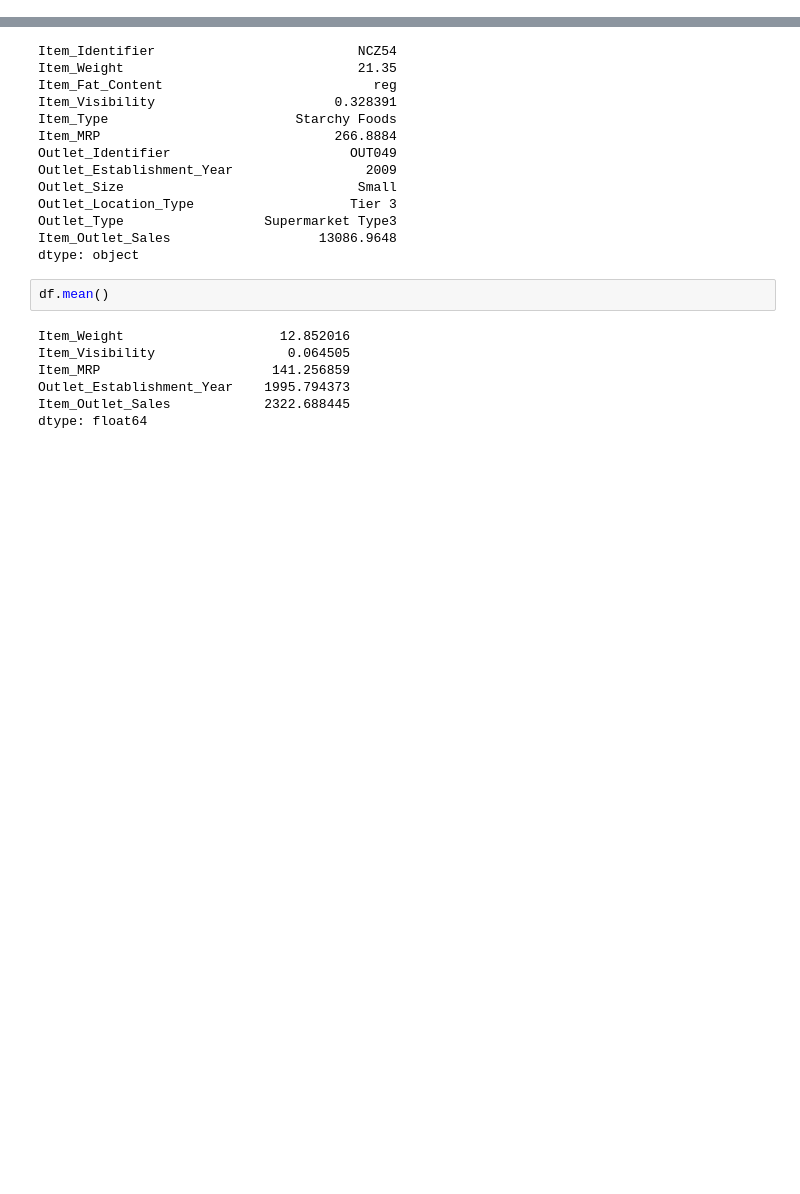
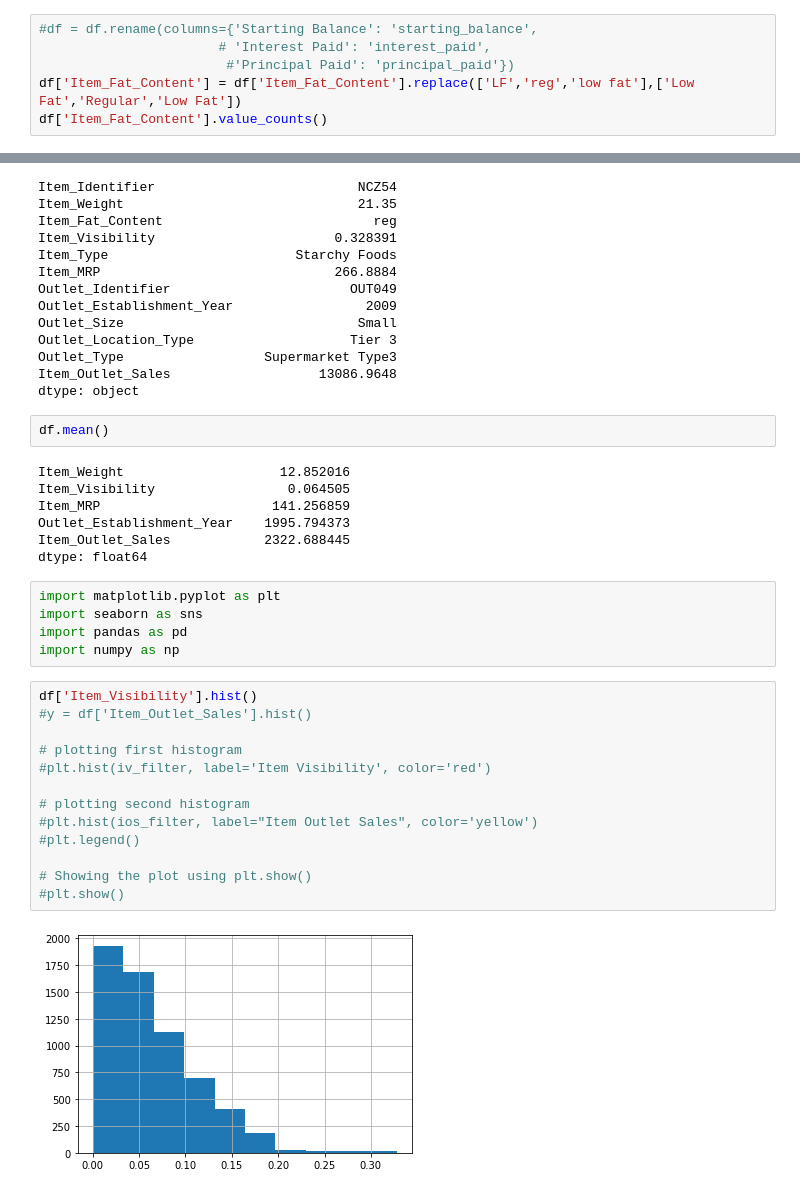
Before and after one commit to yelxel/sales-predictions, a Jupyter notebook: sales_predictions.ipynb, the cells around one changed output, grey strips where cells are left out. Saved outputs shown, nothing was run; the diff lists cells and outputs as text; blank space fills up the shorter version.

```diff
--- a/sales_predictions.ipynb
+++ b/sales_predictions.ipynb
@@ -155,0 +165,6 @@ memory usage: 620.9+ KB
+# %%
+#df = df.rename(columns={'Starting Balance': 'starting_balance',
+                       # 'Interest Paid': 'interest_paid',
+                        #'Principal Paid': 'principal_paid'})
+df['Item_Fat_Content'] = df['Item_Fat_Content'].replace(['LF','reg','low fat'],['Low Fat','Regular','Low Fat'])
+df['Item_Fat_Content'].value_counts()
@@ -194,3 +213,23 @@ Item_MRP                      141.256859
 Outlet_Establishment_Year    1995.794373
 Item_Outlet_Sales            2322.688445
 dtype: float64
+# %%
+import matplotlib.pyplot as plt
+import seaborn as sns
+import pandas as pd
+import numpy as np
+# %%
+df['Item_Visibility'].hist()
+#y = df['Item_Outlet_Sales'].hist()
+
+# plotting first histogram
+#plt.hist(iv_filter, label='Item Visibility', color='red')
+
+# plotting second histogram
+#plt.hist(ios_filter, label="Item Outlet Sales", color='yellow')
+#plt.legend()
+
+# Showing the plot using plt.show()
+#plt.show()
+# %% [output]
+[figure, added]
```
Also changed, not shown: parts of 10 cells of this notebook.
